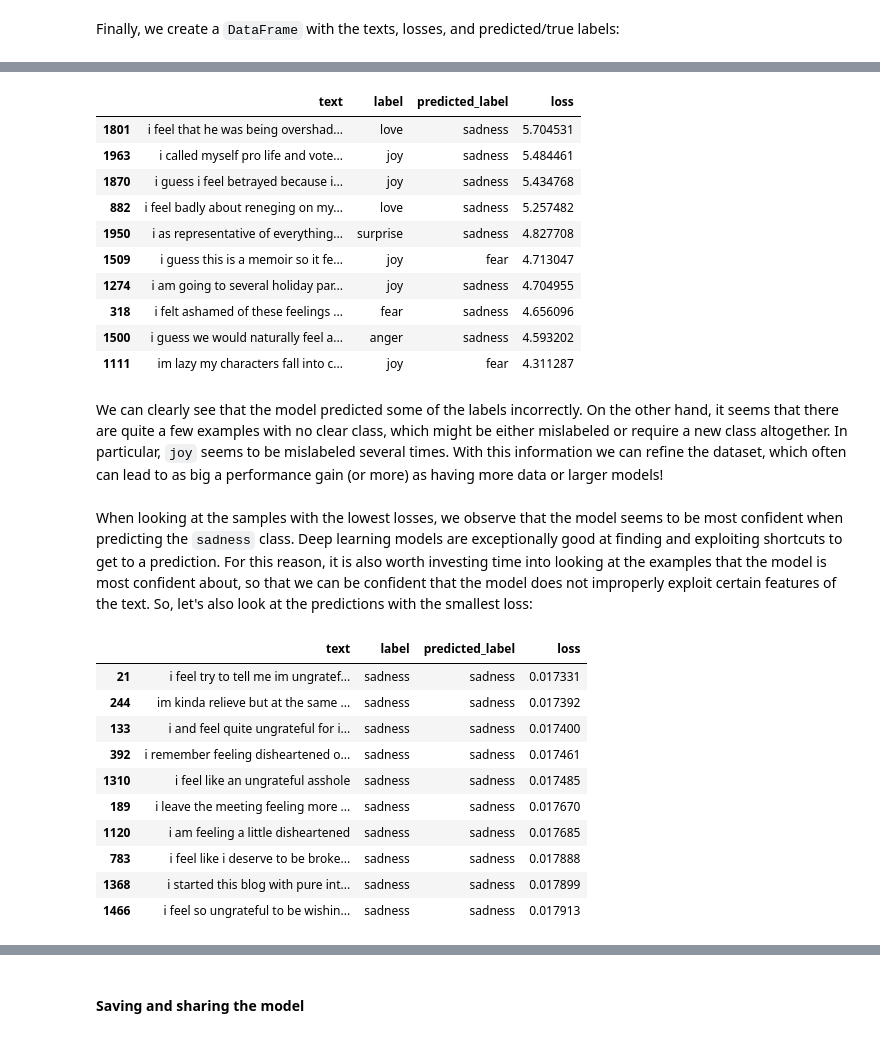
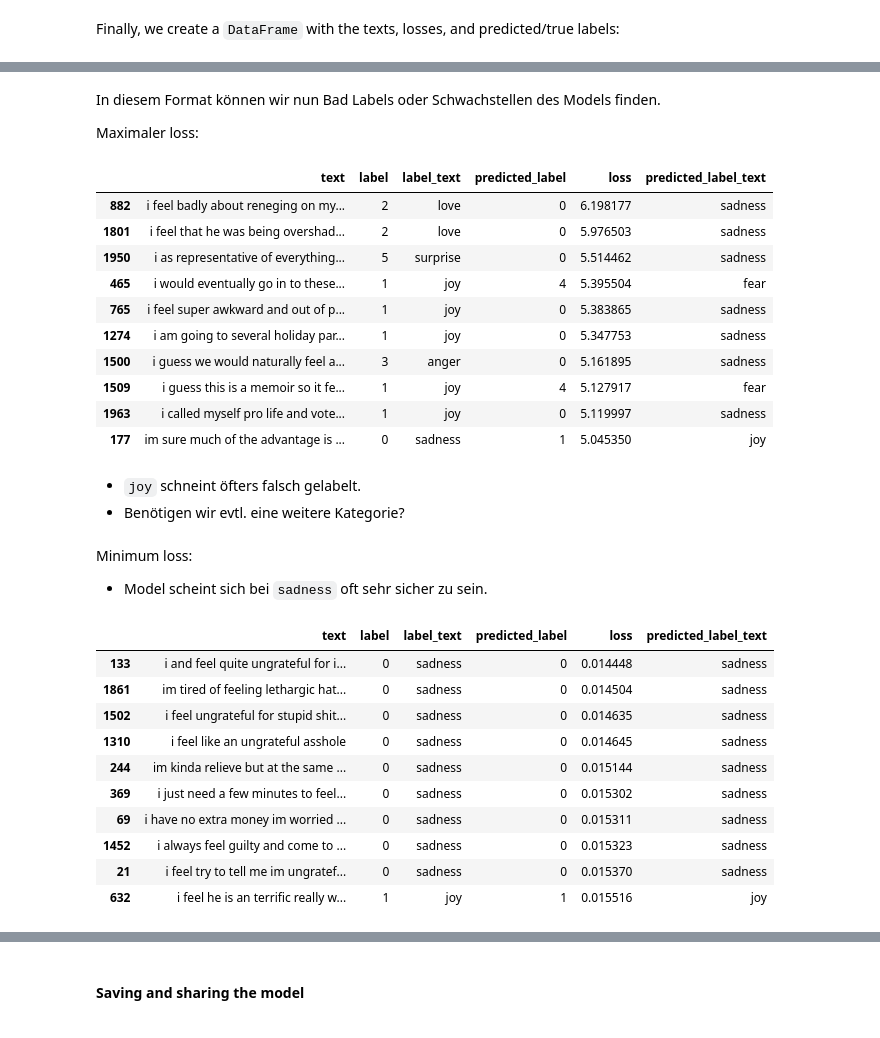
Before and after one commit to RaminParker/Huggingface_Text, a Jupyter notebook: text_classification_with_hf.ipynb, the cells around one changed output, grey strips where cells are left out. Cells and saved outputs as stored; diff of their text form; code cells hidden in the pictures.

```diff
--- a/text_classification_with_hf.ipynb
+++ b/text_classification_with_hf.ipynb
@@ -893,8 +896,7 @@ emotions_encoded["validation"] = emotions_encoded["validation"].map(
 Finally, we create a `DataFrame` with the texts, losses, and predicted/true labels:
 # %%
 emotions_encoded.set_format("pandas")
-cols = ["text", "label", "predicted_label", "loss"]
+cols = ["text", "label", "label_text", "predicted_label", "loss"]
 df_test = emotions_encoded["validation"][:][cols]
-df_test["label"] = df_test["label"].apply(label_int2str)
-df_test["predicted_label"] = (df_test["predicted_label"]
-                              .apply(label_int2str))
+# df_test["label"] = df_test["label"].apply(label_int2str)
+# df_test["predicted_label"] = (df_test["predicted_label"].apply(label_int2str))
@@ -909,34 +903,42 @@ Let's first have a look at the data samples with the highest losses:
+# %% [markdown]
+In diesem Format können wir nun Bad Labels oder Schwachstellen des Models finden.
+
+Maximaler loss:
 # %%
 #hide_output
+df_test['predicted_label_text'] = df_test['predicted_label'].map({0:'sadness', 1:'joy', 2:'love', 3:'anger', 4:'fear', 5:'suprise'})
 df_test.sort_values("loss", ascending=False).head(10)
 # %% [output]
-|  | text | label | predicted_label | loss |
-| 1801 | i feel that he was being overshad... | love | sadness | 5.704531 |
-| 1963 | i called myself pro life and vote... | joy | sadness | 5.484461 |
-| 1870 | i guess i feel betrayed because i... | joy | sadness | 5.434768 |
-| 882 | i feel badly about reneging on my... | love | sadness | 5.257482 |
-| 1950 | i as representative of everything... | surprise | sadness | 4.827708 |
-| 1509 | i guess this is a memoir so it fe... | joy | fear | 4.713047 |
-| 1274 | i am going to several holiday par... | joy | sadness | 4.704955 |
-| 318 | i felt ashamed of these feelings ... | fear | sadness | 4.656096 |
-| 1500 | i guess we would naturally feel a... | anger | sadness | 4.593202 |
-| 1111 | im lazy my characters fall into c... | joy | fear | 4.311287 |
+|  | text | label | label_text | predicted_label | loss | predicted_label_text |
+| 882 | i feel badly about reneging on my... | 2 | love | 0 | 6.198177 | sadness |
+| 1801 | i feel that he was being overshad... | 2 | love | 0 | 5.976503 | sadness |
+| 1950 | i as representative of everything... | 5 | surprise | 0 | 5.514462 | sadness |
+| 465 | i would eventually go in to these... | 1 | joy | 4 | 5.395504 | fear |
+| 765 | i feel super awkward and out of p... | 1 | joy | 0 | 5.383865 | sadness |
+| 1274 | i am going to several holiday par... | 1 | joy | 0 | 5.347753 | sadness |
+| 1500 | i guess we would naturally feel a... | 3 | anger | 0 | 5.161895 | sadness |
+| 1509 | i guess this is a memoir so it fe... | 1 | joy | 4 | 5.127917 | fear |
+| 1963 | i called myself pro life and vote... | 1 | joy | 0 | 5.119997 | sadness |
+| 177 | im sure much of the advantage is ... | 0 | sadness | 1 | 5.045350 | joy |
-# %% [markdown]
-We can clearly see that the model predicted some of the labels incorrectly. On the other hand, it seems that there are quite a few examples with no clear class, which might be either mislabeled or require a new class altogether. In particular, `joy` seems to be mislabeled several times. With this information we can refine the dataset, which often can lead to as big a performance gain (or more) as having more data or larger models!
-# %% [markdown]
-When looking at the samples with the lowest losses, we observe that the model seems to be most confident when predicting the `sadness` class. Deep learning models are exceptionally good at finding and exploiting shortcuts to get to a prediction. For this reason, it is also worth investing time into looking at the examples that the model is most confident about, so that we can be confident that the model does not improperly exploit certain features of the text. So, let's also look at the predictions with the smallest loss:
+# %% [markdown]
+- `joy` schneint öfters falsch gelabelt.
+- Benötigen wir evtl. eine weitere Kategorie?
+# %% [markdown]
+Minimum loss:
+
+- Model scheint sich bei `sadness` oft sehr sicher zu sein.
 # %%
 #hide_output
 df_test.sort_values("loss", ascending=True).head(10)
 # %% [output]
-|  | text | label | predicted_label | loss |
-| 21 | i feel try to tell me im ungratef... | sadness | sadness | 0.017331 |
-| 244 | im kinda relieve but at the same ... | sadness | sadness | 0.017392 |
-| 133 | i and feel quite ungrateful for i... | sadness | sadness | 0.017400 |
-| 392 | i remember feeling disheartened o... | sadness | sadness | 0.017461 |
-| 1310 | i feel like an ungrateful asshole | sadness | sadness | 0.017485 |
-| 189 | i leave the meeting feeling more ... | sadness | sadness | 0.017670 |
-| 1120 | i am feeling a little disheartened | sadness | sadness | 0.017685 |
-| 783 | i feel like i deserve to be broke... | sadness | sadness | 0.017888 |
-| 1368 | i started this blog with pure int... | sadness | sadness | 0.017899 |
-| 1466 | i feel so ungrateful to be wishin... | sadness | sadness | 0.017913 |
+|  | text | label | label_text | predicted_label | loss | predicted_label_text |
+| 133 | i and feel quite ungrateful for i... | 0 | sadness | 0 | 0.014448 | sadness |
+| 1861 | im tired of feeling lethargic hat... | 0 | sadness | 0 | 0.014504 | sadness |
+| 1502 | i feel ungrateful for stupid shit... | 0 | sadness | 0 | 0.014635 | sadness |
+| 1310 | i feel like an ungrateful asshole | 0 | sadness | 0 | 0.014645 | sadness |
+| 244 | im kinda relieve but at the same ... | 0 | sadness | 0 | 0.015144 | sadness |
+| 369 | i just need a few minutes to feel... | 0 | sadness | 0 | 0.015302 | sadness |
+| 69 | i have no extra money im worried ... | 0 | sadness | 0 | 0.015311 | sadness |
+| 1452 | i always feel guilty and come to ... | 0 | sadness | 0 | 0.015323 | sadness |
+| 21 | i feel try to tell me im ungratef... | 0 | sadness | 0 | 0.015370 | sadness |
+| 632 | i feel he is an terrific really w... | 1 | joy | 1 | 0.015516 | joy |
```
Also changed, not shown: parts of 82 cells of this notebook.
